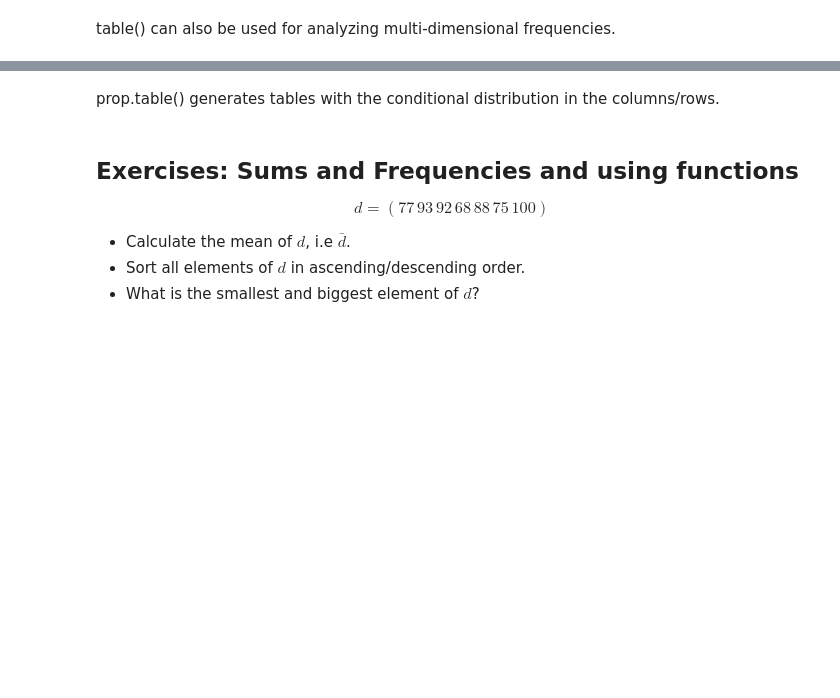
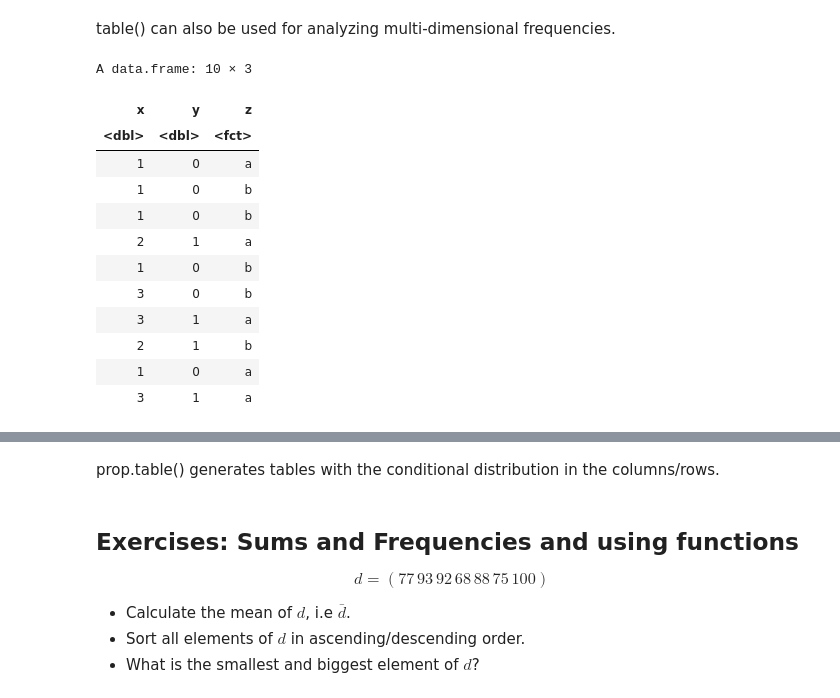
Before and after one commit to LJanys/CompStat, a Jupyter notebook: R Intro.ipynb, the cells around one changed output, grey strips where cells are left out. Saved outputs shown, nothing was run; the diff lists cells and outputs as text; code cells hidden in the pictures; blank space fills up the shorter version.

```diff
--- a/R Intro.ipynb
+++ b/R Intro.ipynb
@@ -582,0 +649,5 @@ Generate a vector x=c(1:20). Create a vector (each) containing logical operators
+# %%
+x=1:20
+z<-x<15
+p<-x<10&x>5
+k<-c(sum(z),sum(p))
@@ -617,3 +733,22 @@ Frequency counts (absolute and relative) can be made using the functions
 # %% [markdown]
 
 table() can also be used for analyzing multi-dimensional frequencies.
+# %%
+x=c(1,1,1,2,1,3,3,2,1,3)
+ y=c(0,0,0,1,0,0,1,1,0,1)
+ z=c("a","b","b","a","b","b","a","b","a","a")
+data.frame(x,y,z)
+# %% [output]
+A data.frame: 10 × 3
+| x | y | z |
+| <dbl> | <dbl> | <fct> |
+| 1 | 0 | a |
+| 1 | 0 | b |
+| 1 | 0 | b |
+| 2 | 1 | a |
+| 1 | 0 | b |
+| 3 | 0 | b |
+| 3 | 1 | a |
+| 2 | 1 | b |
+| 1 | 0 | a |
+| 3 | 1 | a |
```
Also changed, not shown: parts of 23 cells of this notebook.
